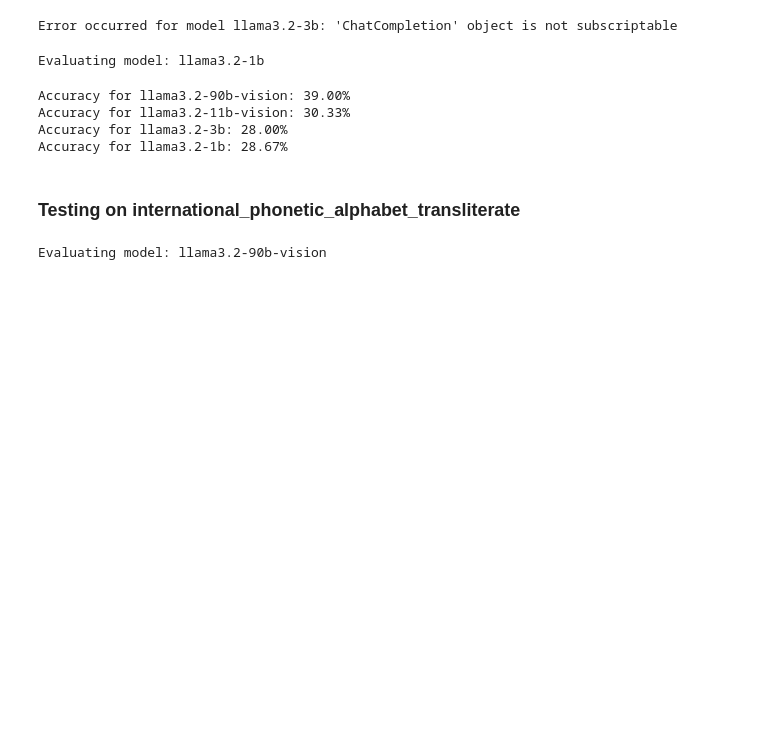
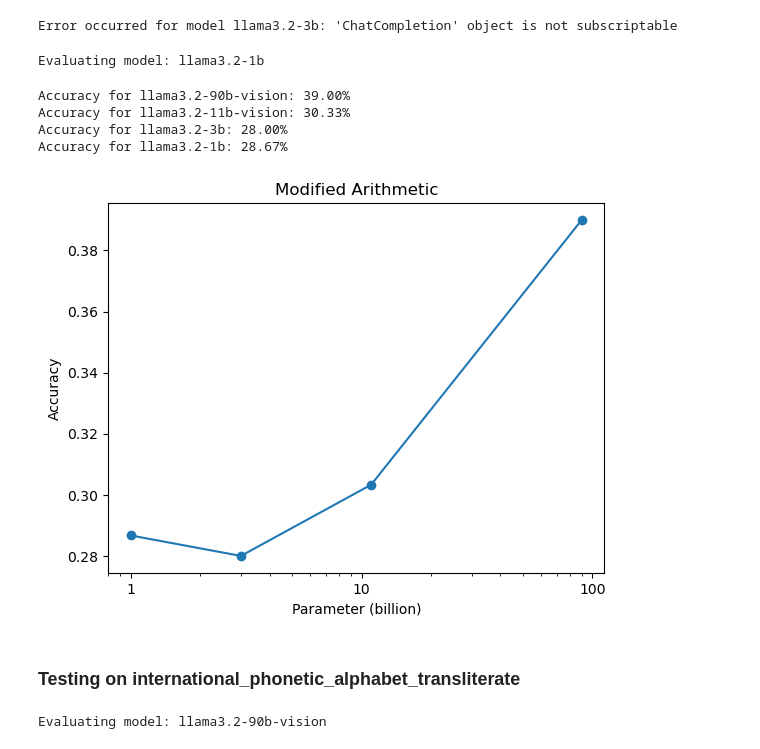
Before and after one commit to ShawnaSong/CS598TZ_24FA, a Jupyter notebook: CS598TZ_llama3test.ipynb, the cells around one changed output. Cells and saved outputs as stored; diff of their text form; code cells hidden in the pictures; blank space fills up the shorter version.

Commit message:
plot added

```diff
--- a/CS598TZ_llama3test.ipynb
+++ b/CS598TZ_llama3test.ipynb
@@ -306,6 +306,24 @@ Accuracy for llama3.2-90b-vision: 39.00%
 Accuracy for llama3.2-11b-vision: 30.33%
 Accuracy for llama3.2-3b: 28.00%
 Accuracy for llama3.2-1b: 28.67%
+# %%
+import matplotlib.pyplot as plt
+import numpy as np
+from matplotlib.ticker import LogFormatter, LogLocator
+
+x = np.array([1, 3, 11, 90])
+y = [0.2867, 0.28, 0.3033, 0.39]
+
+plt.plot(x, y, marker='o', linestyle='-', label='Modified Arithmetic')
+plt.xscale('log')
+plt.gca().xaxis.set_major_formatter(LogFormatter(base=10.0, labelOnlyBase=True))
+plt.gca().xaxis.set_minor_locator(LogLocator(base=10.0, subs=np.arange(2, 10) * 0.1, numticks=10))
+plt.title("Modified Arithmetic")
+plt.xlabel("Parameter (billion)")
+plt.ylabel("Accuracy")
+plt.show()
+# %% [output]
+[figure, added]
 # %% [markdown]
 ### Testing on international_phonetic_alphabet_transliterate
 # %%
```
Also changed, not shown: parts of 5 cells of this notebook, 1 other file.
